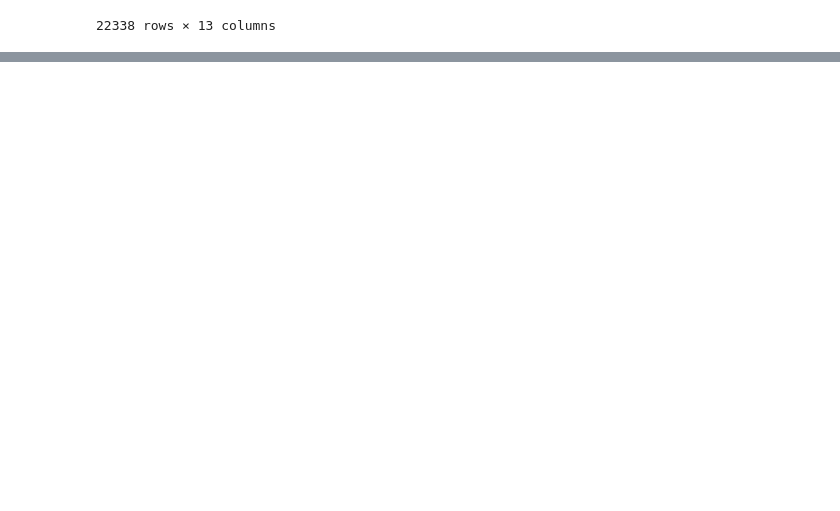
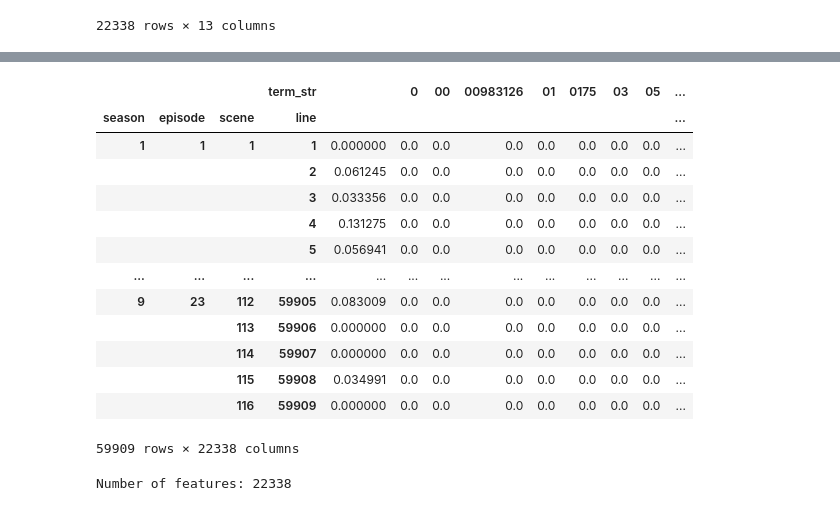
Before and after one commit to AndrewCornfeld/DS5001FinalProject, a Jupyter notebook: LibCorpusVocabImport.ipynb, the cells around one changed output, grey strips where cells are left out. Drawn from its saved outputs; the diff is of its cells as text; code cells hidden in the pictures; blank space fills up the shorter version.

```diff
--- a/LibCorpusVocabImport.ipynb
+++ b/LibCorpusVocabImport.ipynb
@@ -549,0 +548,25 @@ MemoryError: Unable to allocate 1.25 GiB for an array with shape (1338247242,) a
+# %%
+from numpy.linalg import norm
+L2 = TFIDF.apply(lambda x: x / norm(x), 1)
+# %%
+L2
+# %% [output]
+|  |  |  | term_str |  | 0 | 00 | 00983126 | 01 | 0175 | 03 | 05 | ... |
+| season | episode | scene | line |  |  |  |  |  |  |  |  | ... |
+| 1 | 1 | 1 | 1 | 0.000000 | 0.0 | 0.0 | 0.0 | 0.0 | 0.0 | 0.0 | 0.0 | ... |
+|  |  |  | 2 | 0.061245 | 0.0 | 0.0 | 0.0 | 0.0 | 0.0 | 0.0 | 0.0 | ... |
+|  |  |  | 3 | 0.033356 | 0.0 | 0.0 | 0.0 | 0.0 | 0.0 | 0.0 | 0.0 | ... |
+|  |  |  | 4 | 0.131275 | 0.0 | 0.0 | 0.0 | 0.0 | 0.0 | 0.0 | 0.0 | ... |
+|  |  |  | 5 | 0.056941 | 0.0 | 0.0 | 0.0 | 0.0 | 0.0 | 0.0 | 0.0 | ... |
+| ... | ... | ... | ... | ... | ... | ... | ... | ... | ... | ... | ... | ... |
+| 9 | 23 | 112 | 59905 | 0.083009 | 0.0 | 0.0 | 0.0 | 0.0 | 0.0 | 0.0 | 0.0 | ... |
+|  |  | 113 | 59906 | 0.000000 | 0.0 | 0.0 | 0.0 | 0.0 | 0.0 | 0.0 | 0.0 | ... |
+|  |  | 114 | 59907 | 0.000000 | 0.0 | 0.0 | 0.0 | 0.0 | 0.0 | 0.0 | 0.0 | ... |
+|  |  | 115 | 59908 | 0.034991 | 0.0 | 0.0 | 0.0 | 0.0 | 0.0 | 0.0 | 0.0 | ... |
+|  |  | 116 | 59909 | 0.000000 | 0.0 | 0.0 | 0.0 | 0.0 | 0.0 | 0.0 | 0.0 | ... |
+59909 rows × 22338 columns
+# %%
+num_features = L2.shape[1]
+print("Number of features:", num_features)
+# %% [output]
+Number of features: 22338
```
Also changed, not shown: parts of 7 cells of this notebook, 3 other files.
